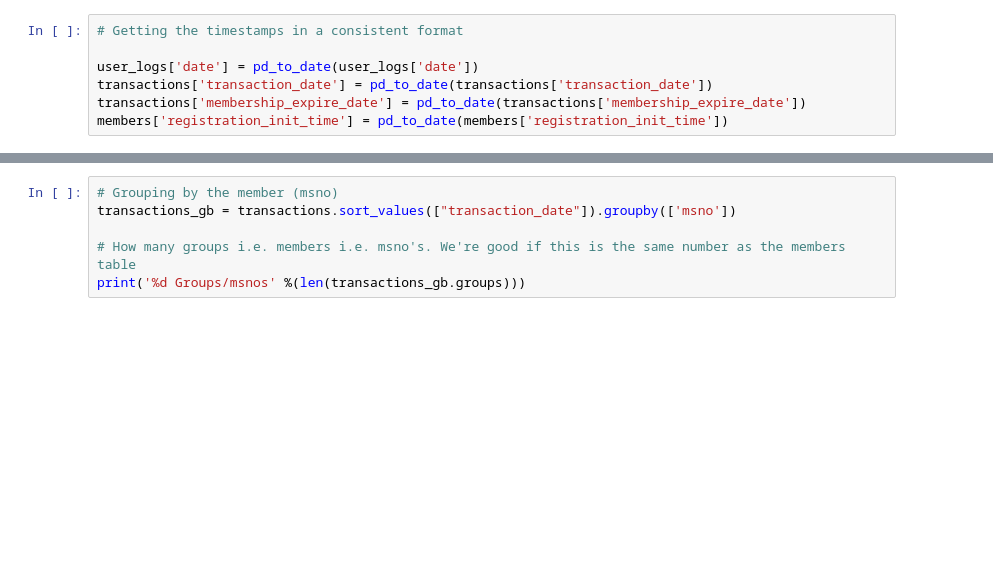
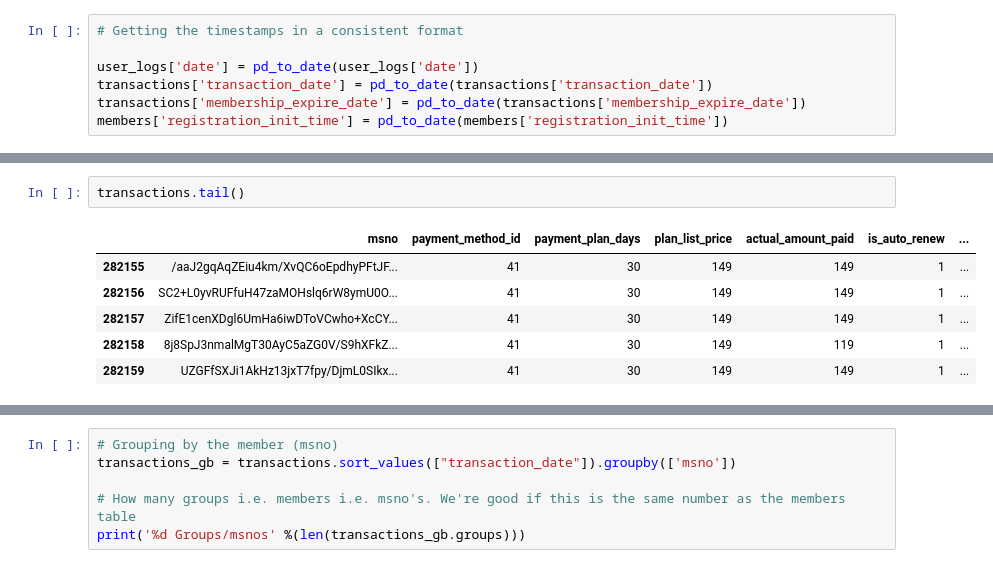
Before and after one commit to ajolson89/W207Fall2018Final, a Jupyter notebook: w207_final_gk.ipynb, the cells around one changed output, grey strips where cells are left out. Saved outputs shown, nothing was run; the diff lists cells and outputs as text; blank space fills up the shorter version.

```diff
--- a/w207_final_gk.ipynb
+++ b/w207_final_gk.ipynb
@@ -89,2 +75,11 @@ transactions.head()
+# %%
+transactions.tail()
+# %% [output]
+|  | msno | payment_method_id | payment_plan_days | plan_list_price | actual_amount_paid | is_auto_renew | ... |
+| 282155 | /aaJ2gqAqZEiu4km/XvQC6oEpdhyPFtJF... | 41 | 30 | 149 | 149 | 1 | ... |
+| 282156 | SC2+L0yvRUFfuH47zaMOHslq6rW8ymU0O... | 41 | 30 | 149 | 149 | 1 | ... |
+| 282157 | ZifE1cenXDgl6UmHa6iwDToVCwho+XcCY... | 41 | 30 | 149 | 149 | 1 | ... |
+| 282158 | 8j8SpJ3nmalMgT30AyC5aZG0V/S9hXFkZ... | 41 | 30 | 149 | 119 | 1 | ... |
+| 282159 | UZGFfSXJi1AkHz13jxT7fpy/DjmL0SIkx... | 41 | 30 | 149 | 149 | 1 | ... |
 # %%
 features_all.head()
```
Also changed, not shown: parts of 12 cells of this notebook.
